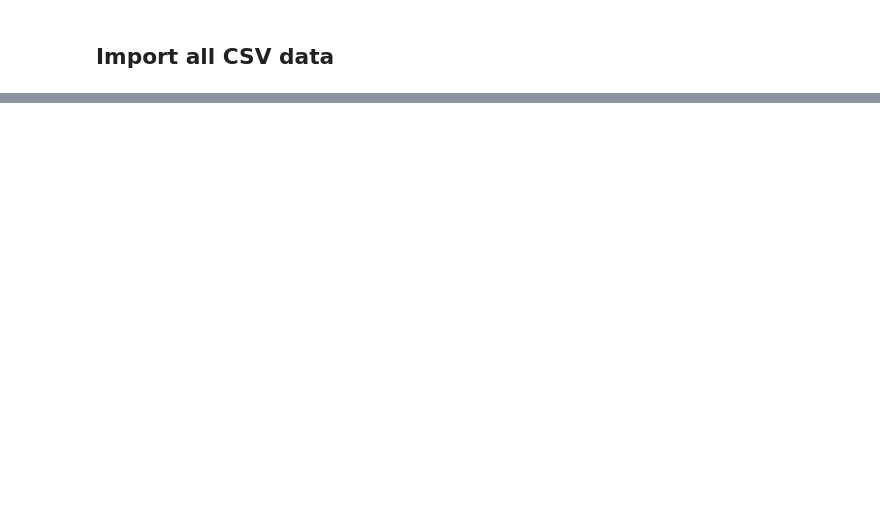
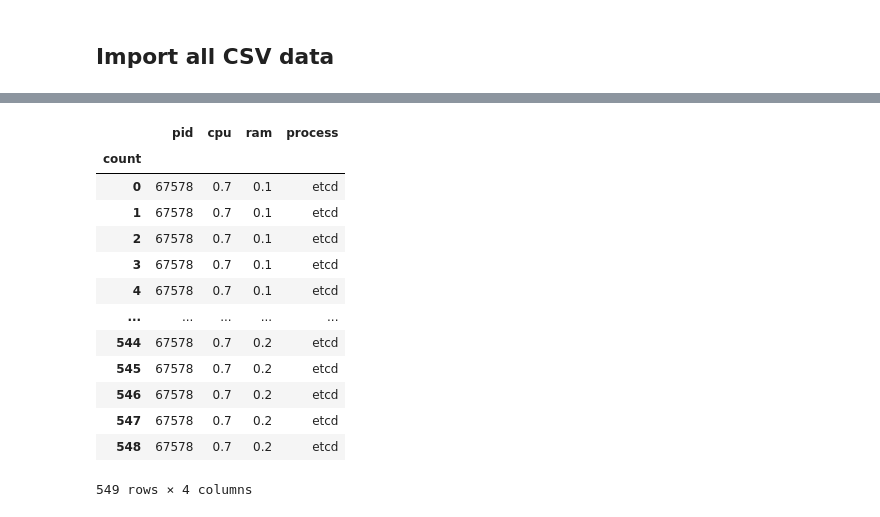
Before and after one commit to gijsebaert/bp-poc-GillesIjsebaert, a Jupyter notebook: results/bp_poc_GillesIjsebaert.ipynb, the cells around one changed output, grey strips where cells are left out. Drawn from its saved outputs; the diff is of its cells as text; code cells hidden in the pictures; blank space fills up the shorter version.

```diff
--- a/results/bp_poc_GillesIjsebaert.ipynb
+++ b/results/bp_poc_GillesIjsebaert.ipynb
@@ -43,0 +26,8 @@ instanceCreation3OpenStack = pd.read_csv('./instanceCreation3OpenStack.csv')
+# %%
+idleRun1OpenStack = pd.read_csv('https://raw.githubusercontent.com/gijsebaert/bp-poc-GillesIjsebaert/main/results/idleRun1OpenStack.csv', decimal='.', delimiter=',').set_index(['time'])
+
+idleRun2OpenStack = pd.read_csv('https://raw.githubusercontent.com/gijsebaert/bp-poc-GillesIjsebaert/main/results/idleRun2OpenStack.csv', decimal='.', delimiter=',').set_index(['time'])
+
+idleRun3OpenStack = pd.read_csv('https://raw.githubusercontent.com/gijsebaert/bp-poc-GillesIjsebaert/main/results/idleRun3OpenStack.csv', decimal='.', delimiter=',').set_index(['time'])
+
+idleRunOpenStack = pd.concat(map(pd.read_csv, ['https://raw.githubusercontent.com/gijsebaert/bp-poc-GillesIjsebaert/main/results/idleRun1OpenStack.csv', 'https://raw.githubusercontent.com/gijsebaert/bp-poc-GillesIjsebaert/main/results/idleRun2OpenStack.csv', 'https://raw.githubusercontent.com/gijsebaert/bp-poc-GillesIjsebaert/main/results/idleRun3OpenStack.csv'])).set_index(['time'])
@@ -43,0 +71,19 @@ instanceCreation3OpenStack = pd.read_csv('./instanceCreation3OpenStack.csv')
+# %%
+idleRunOpenStack['count'] = np.arange(idleRunOpenStack.shape[0])
+idleRunOpenStack.head()
+idleRunOpenStack.set_index(['count'])
+# %% [output]
+|  | pid | cpu | ram | process |
+| count |  |  |  |  |
+| 0 | 67578 | 0.7 | 0.1 | etcd |
+| 1 | 67578 | 0.7 | 0.1 | etcd |
+| 2 | 67578 | 0.7 | 0.1 | etcd |
+| 3 | 67578 | 0.7 | 0.1 | etcd |
+| 4 | 67578 | 0.7 | 0.1 | etcd |
+| ... | ... | ... | ... | ... |
+| 544 | 67578 | 0.7 | 0.2 | etcd |
+| 545 | 67578 | 0.7 | 0.2 | etcd |
+| 546 | 67578 | 0.7 | 0.2 | etcd |
+| 547 | 67578 | 0.7 | 0.2 | etcd |
+| 548 | 67578 | 0.7 | 0.2 | etcd |
+549 rows × 4 columns
```
Also changed, not shown: parts of 15 cells of this notebook.
